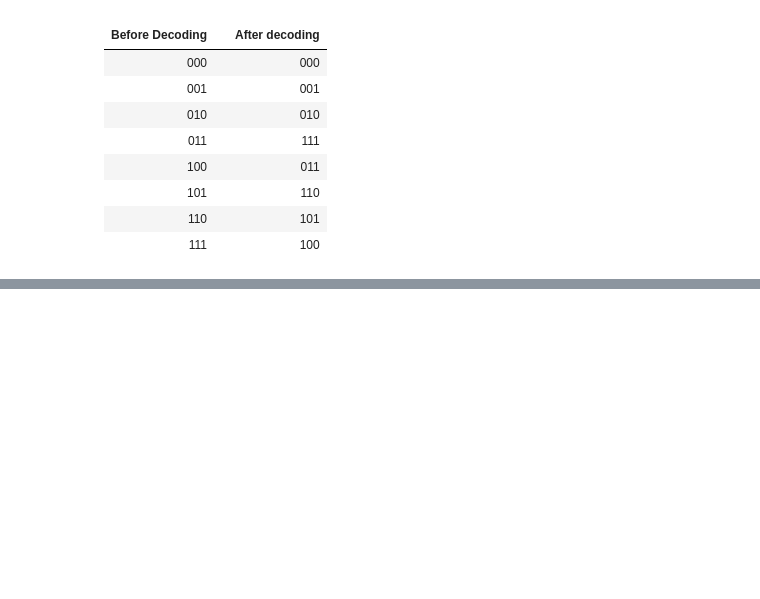
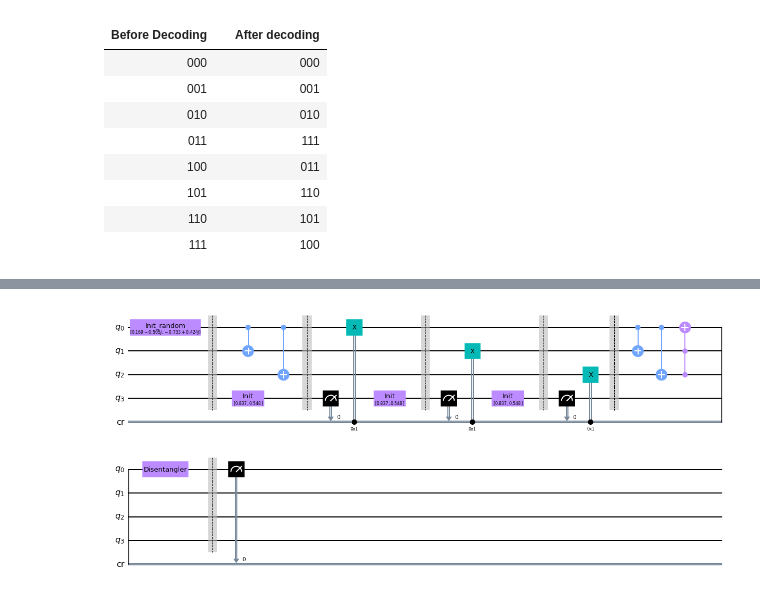
Before and after one commit to Hui-Ying/Qiskit, a Jupyter notebook: The bit flip code.ipynb, the cells around one changed output, grey strips where cells are left out. Saved outputs shown, nothing was run; the diff lists cells and outputs as text; code cells hidden in the pictures; blank space fills up the shorter version.

```diff
--- a/The bit flip code.ipynb
+++ b/The bit flip code.ipynb
@@ -103,0 +137,40 @@ The probability of the decoding result also depends on the probability of the er
+# %%
+# initialization instruction to create
+# |ψ⟩ from the state |0⟩:
+#(Initialize is technically not a gate since it contains a reset operation.)
+init_gate_random = Initialize(psi_random)
+init_gate_random.label = "init_random"
+# %%
+#Since all quantum gates are reversible,
+#we can find the inverse of these gates using:
+inverse_init_gate_random = init_gate_random.gates_to_uncompute()
+# %%
+# Let's apply the process above to our circuit:
+
+## STEP 0
+# First, let's initialize Alice's q0
+bit_flip_random_circuit.append(init_gate_random, [0])
+bit_flip_random_circuit.barrier()
+
+# step 1. encoding
+encoding(bit_flip_random_circuit, 0, 1, 2)
+
+# step 2. error simulation
+error_simulation(bit_flip_random_circuit, 0, 1, 2, p)
+bit_flip_random_circuit.barrier()
+
+# step 3. decoding
+decoding(bit_flip_random_circuit, 0, 1, 2)
+
+## STEP 4
+# reverse the initialization process
+bit_flip_random_circuit.append(inverse_init_gate_random, [0])
+
+# step 5. measurement
+measure(bit_flip_random_circuit, 0, 0)
+
+# View the circuit:
+%matplotlib inline
+bit_flip_random_circuit.draw(output='mpl')
+# %% [output]
+[figure, added]
```
Also changed, not shown: parts of 19 cells of this notebook.
